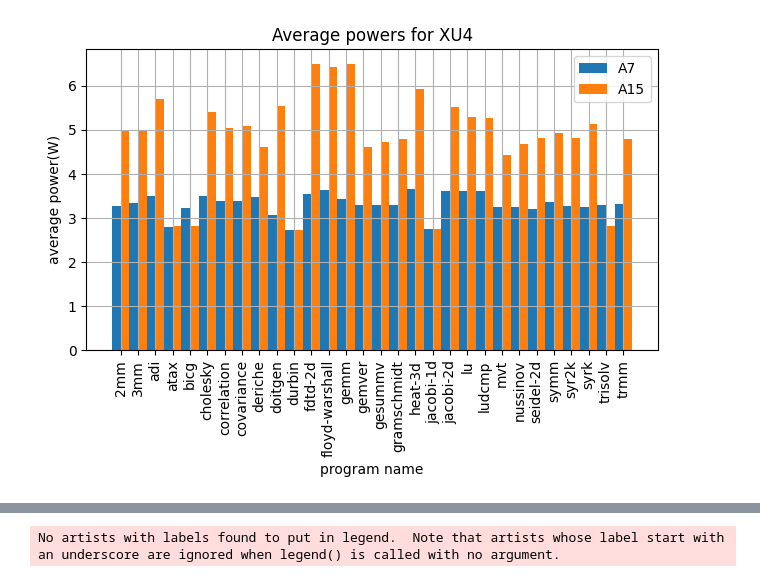
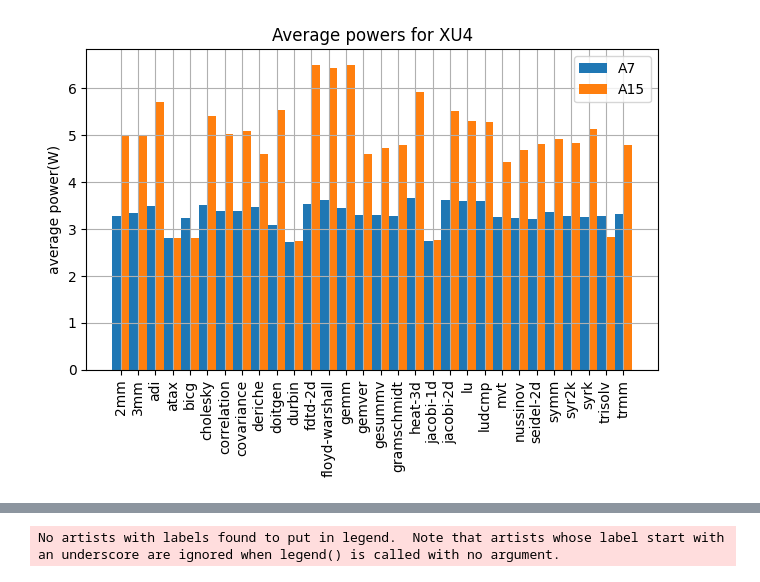
Before and after one commit to Hema-Sri-Ch/mini-project, a Jupyter notebook: Polybench/Powers/Visualize.ipynb, the cells around one changed output, grey strips where cells are left out. Cells and saved outputs as stored; diff of their text form; code cells hidden in the pictures.

```diff
--- a/Polybench/Powers/Visualize.ipynb
+++ b/Polybench/Powers/Visualize.ipynb
@@ -5,7 +5,7 @@ import matplotlib.pyplot as plt
 import subprocess
 # %%
 # Run the 'ls' command and capture its output
-command = "ls power32-0/*.csv"
+command = "ls power32-singleSmall/*.csv"
 output = subprocess.check_output(command, shell=True, text=True)
 
 # Print the captured output
@@ -19,9 +19,10 @@ for file in files:
     Y1.append(df['power'].mean()/1000)
     time = np.array(df['time_stamp'])
     Energy1.append((df['power'].mean()/1000)*((time[-1] - time[0])/1000))
-    X1.append(file[10:-4])
+    t = file.find('/')
+    X1.append(file[t+1:-4])
 # %%
-command = "ls power32-4/*.csv"
+command = "ls power32-singleBig/*.csv"
 output = subprocess.check_output(command, shell=True, text=True)
 
 files = output.split()
@@ -34,6 +35,7 @@ for file in files:
     Y2.append(df['power'].mean()/1000)
     time = np.array(df['time_stamp'])
     Energy2.append((df['power'].mean()/1000)*((time[-1] - time[0])/1000))
-    X2.append(file[10:-4])
+    t = file.find('/')
+    X2.append(file[t+1:-4])
 # %%
 # Run the 'ls' command and capture its output
@@ -72,19 +76,19 @@ for file in files:
 # %%
 # Plotting small and big cores power averages
 barWidth = 0.5
 x = np.arange(len(X1))
 plt.bar(x, Y1, width = barWidth, label = "A7")
 plt.bar(x+barWidth, Y2, width = barWidth, label = "A15")
-plt.xlabel("program name")
+#plt.xlabel("program name")
 plt.ylabel("average power(W)")
 plt.xticks(x+barWidth/2, X1, rotation=90)
 plt.grid()
 plt.legend()
 plt.title("Average powers for XU4")
 plt.tight_layout()
 plt.savefig("plot1.png")
 # %% [output]
-[figure, old version]
+[figure, new version]
 # %%
 # Plotting small and big cores power averages
 barWidth = 0.5
```
Also changed, not shown: parts of 10 cells of this notebook, 7 other files.
